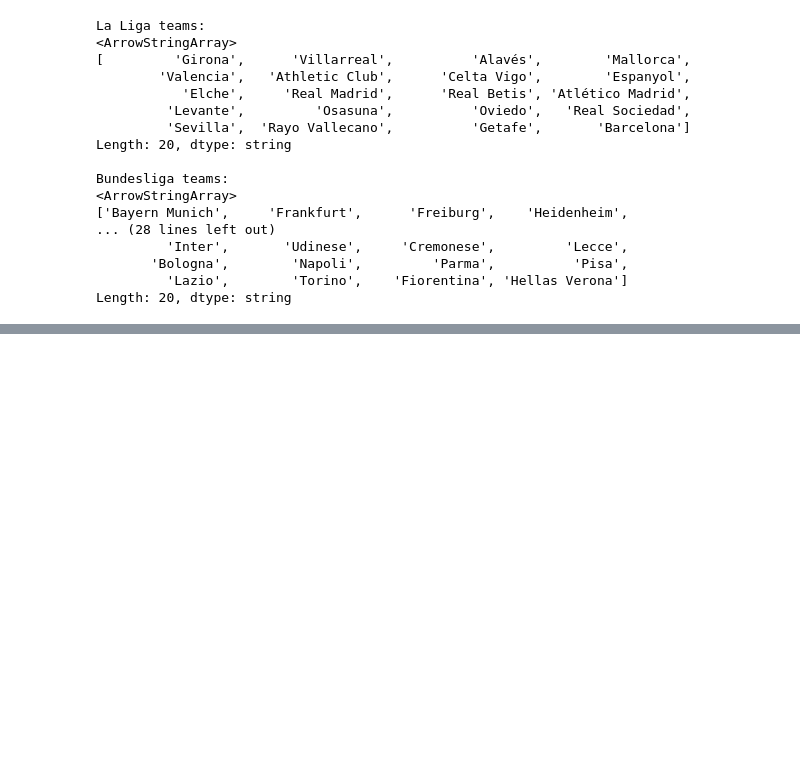
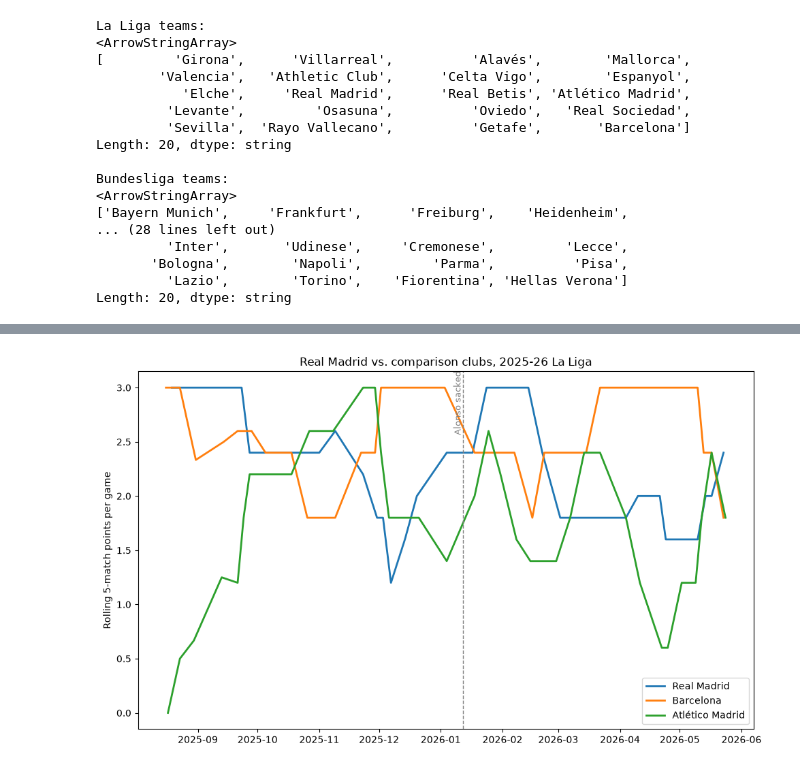
Before and after one commit to anton2423865/-The-Sacking-Effect, a Jupyter notebook: notebooks/phase1_data_audit.ipynb, the cells around one changed output, grey strips where cells are left out. Saved outputs shown, nothing was run; the diff lists cells and outputs as text; code cells hidden in the pictures; blank space fills up the shorter version.

```diff
--- a/notebooks/phase1_data_audit.ipynb
+++ b/notebooks/phase1_data_audit.ipynb
@@ -254,3 +254,87 @@ Bundesliga teams:
        'Bologna',        'Napoli',         'Parma',          'Pisa',
          'Lazio',        'Torino',    'Fiorentina', 'Hellas Verona']
 Length: 20, dtype: string
+# %%
+
+
+import pandas as pd
+import matplotlib.pyplot as plt
+import soccerdata as sd
+
+TREATMENT_DATE = pd.Timestamp("2026-01-12")  # Alonso sacked, Arbeloa appointed
+TEAMS = ["Real Madrid", "Barcelona", "Atlético Madrid"]
+ROLLING_WINDOW = 5  # matches
+
+
+def pull_la_liga(seasons):
+    fbref = sd.FBref(leagues="ESP-La Liga", seasons=seasons)
+    return fbref.read_schedule().reset_index()
+
+
+def parse_score(raw):
+
+    if pd.isna(raw):
+        return None, None
+    parts = str(raw).split("\u2013")
+    if len(parts) != 2:
+        return None, None
+    try:
+        return int(parts[0].strip()), int(parts[1].strip())
+    except ValueError:
+        return None, None
+
+
+def team_points_series(schedule, team_name):
+    """Per-match dataframe of date + matchweek + points earned for one team."""
+    home = schedule[schedule["home_team"] == team_name].copy()
+    away = schedule[schedule["away_team"] == team_name].copy()
+
+    def pts(row, is_home):
+        hs, as_ = parse_score(row["score"])
+        if hs is None:
+            return None  # not played yet, or unparseable
+        if hs == as_:
+            return 1
+        if is_home:
+            return 3 if hs > as_ else 0
+        return 3 if as_ > hs else 0
+
+    home["points"] = home.apply(lambda r: pts(r, True), axis=1)
+    away["points"] = away.apply(lambda r: pts(r, False), axis=1)
+
+    both = pd.concat([home, away])[["date", "week", "points"]].dropna(subset=["points"])
+    both["date"] = pd.to_datetime(both["date"])
+    both = both.sort_values("date").reset_index(drop=True)
+    both["team"] = team_name
+    both["rolling_ppg"] = both["points"].rolling(ROLLING_WINDOW, min_periods=1).mean()
+    return both
+
+
+def main():
+    schedule = pull_la_liga(seasons=["2025-2026"])
+    schedule.to_csv("la_liga_2025_2026_schedule.csv", index=False)
+
+    all_teams = pd.concat([team_points_series(schedule, t) for t in TEAMS])
+    all_teams.to_csv("team_rolling_ppg.csv", index=False)
+
+    fig, ax = plt.subplots(figsize=(10, 6))
+    for team in TEAMS:
+        sub = all_teams[all_teams["team"] == team]
+        ax.plot(sub["date"], sub["rolling_ppg"], label=team, linewidth=2)
+
+    ax.axvline(TREATMENT_DATE, color="gray", linestyle="--", linewidth=1)
+    ax.text(TREATMENT_DATE, ax.get_ylim()[1], "Alonso sacked", rotation=90,
+            va="top", ha="right", fontsize=9, color="gray")
+    ax.set_ylabel(f"Rolling {ROLLING_WINDOW}-match points per game")
+    ax.set_title("Real Madrid vs. comparison clubs, 2025-26 La Liga")
+    ax.legend()
+    fig.tight_layout()
+    fig.savefig("real_madrid_ppg_sanity_check.png", dpi=150)
+
+    print("Saved: la_liga_2025_2026_schedule.csv, team_rolling_ppg.csv, "
+          "real_madrid_ppg_sanity_check.png")
+
+
+if __name__ == "__main__":
+    main()
+# %% [output]
@@ -256,0 +343 @@ Length: 20, dtype: string
+[figure, added]
```
Also changed, not shown: parts of 1 cell of this notebook, 5 other files.
